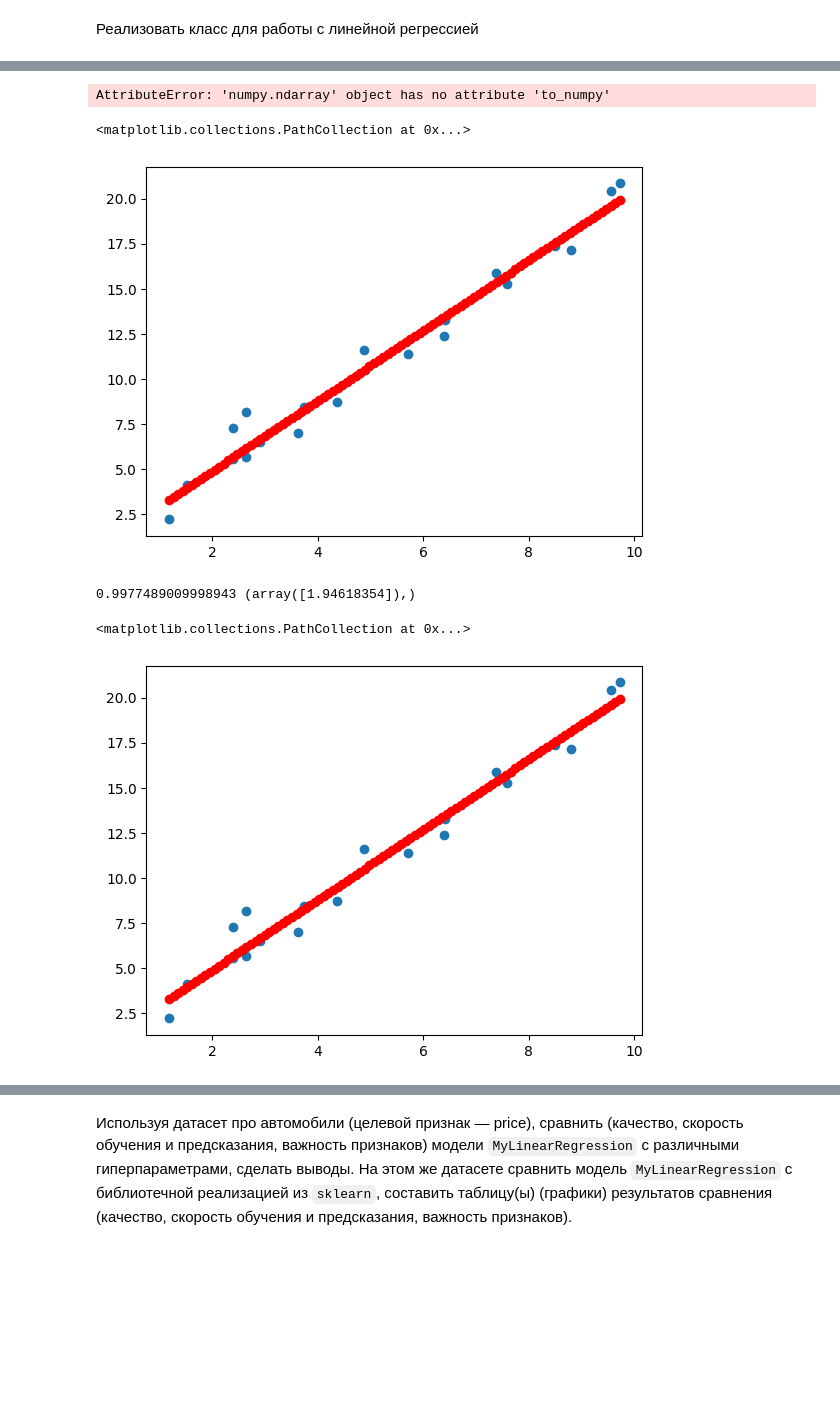
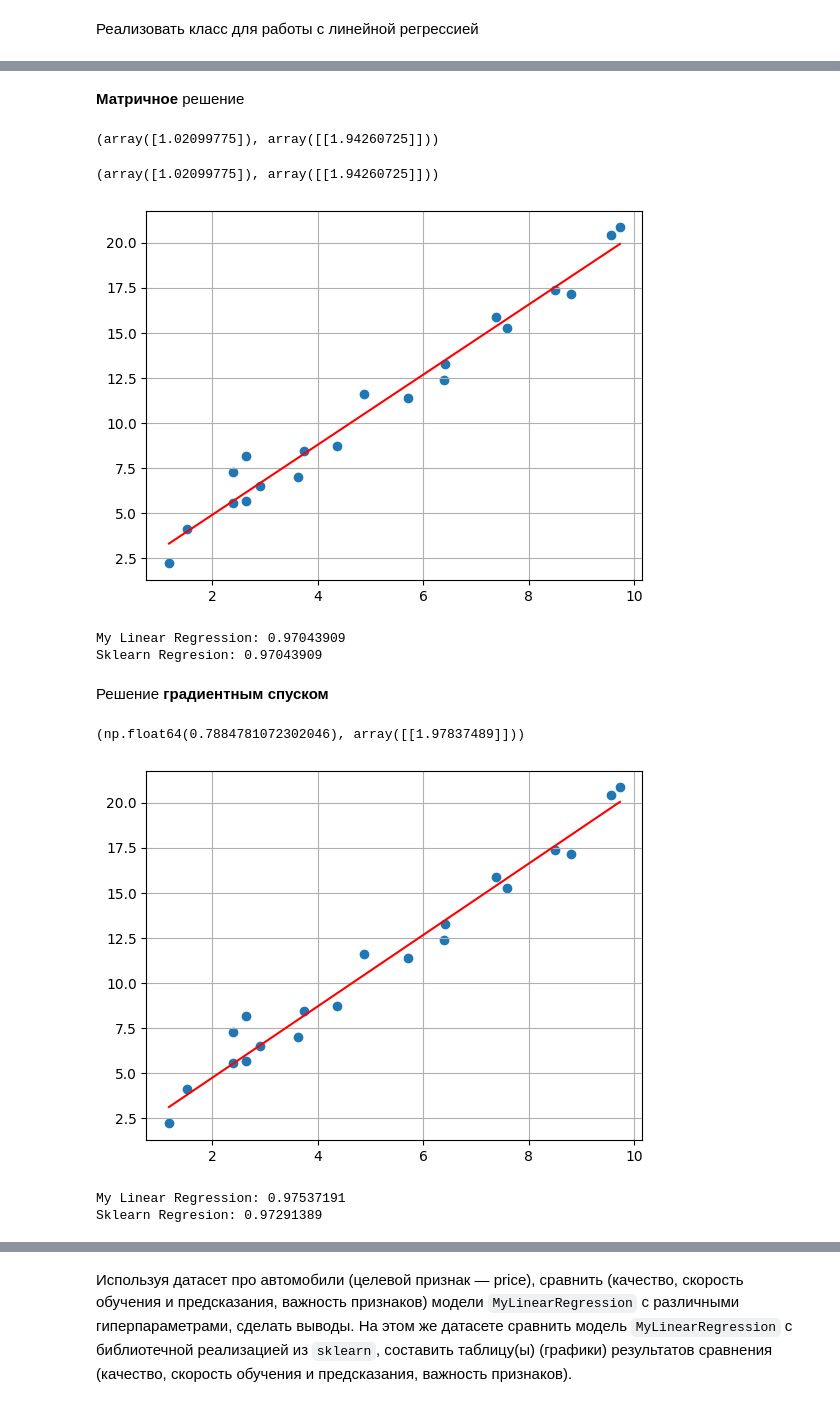
Before and after one commit to mshsvnv/ITMO_math_stat_and_ml, a Jupyter notebook: lab_04/linear_regression.ipynb, the cells around one changed output, grey strips where cells are left out. Cells and saved outputs as stored; diff of their text form; code cells hidden in the pictures; blank space fills up the shorter version.

Commit message:
[+]: some fixes in linear_regression

```diff
--- a/lab_04/linear_regression.ipynb
+++ b/lab_04/linear_regression.ipynb
@@ -151,8 +173,9 @@ n_samples = 20
 np.random.seed(42)
 
 X = np.random.uniform(1, 10, (n_samples, 1))
-Y = (2 * X + 1 + np.random.normal(0, 1, (n_samples, 1))).reshape(-1)
+y = (2 * X + 1 + np.random.normal(0, 1, (n_samples, 1)))
 
-plt.scatter(X, Y)
+plt.grid(True)
+plt.scatter(X, y)
 # %% [output]
 <matplotlib.collections.PathCollection at 0x...>
@@ -160,32 +183,61 @@ plt.scatter(X, Y)
+# %% [markdown]
+**Матричное** решение
 # %%
 linreg = MyLinearRegression()
-linreg.fit(X, Y)
+linreg.fit(X, y)
 theta_0 = linreg.intercept_
 theta = linreg.coefs_
-print(linreg.intercept_, linreg.coefs_)
+linreg.intercept_, linreg.coefs_
 # %% [output]
-AttributeError: 'numpy.ndarray' object has no attribute 'to_numpy'
+(array([1.02099775]), array([[1.94260725]]))
+# %%
+linreg_ = LinearRegression().fit(X, y)
+linreg_.intercept_, linreg_.coef_
+# %% [output]
+(array([1.02099775]), array([[1.94260725]]))
 # %%
-plt.scatter(X, Y)
-x = np.linspace(np.min(X), np.max(X), 100).reshape(1, -1)
-y1 = x*theta[0] + theta_0
-plt.scatter(x, y1, color = 'red')
+plt.scatter(X, y)
+x = np.linspace(np.min(X), np.max(X), 100)
+y2 = x * theta[0] + theta_0
+plt.grid(True)
+plt.plot(x, y2, color = 'red')
+plt.show()
 # %% [output]
-<matplotlib.collections.PathCollection at 0x...>
-[figure, old version]
+[figure, new version]
+# %%
+X_new = np.random.uniform(-10, 0, (100, 1))
+y_new = (2 * X_new + 1 + np.random.normal(0, 1, (100, 1))).reshape(-1)
+print(f'My Linear Regression: {linreg.score(X_new, y_new):.8f}')
+y_pred = linreg_.predict(X_new)
+print(f'Sklearn Regresion: {r2_score(y_new, y_pred):.8f}')
+# %% [output]
+My Linear Regression: 0.97043909
+Sklearn Regresion: 0.97043909
+# %% [markdown]
+Решение **градиентным спуском**
 # %%
-linreg = MyLinearRegression(weight_calc='gd')
-linreg.fit(X, Y)
+linreg = MyLinearRegression(weight_calc = 'gd')
+linreg.fit(X, y)
 theta_0 = linreg.intercept_
 theta = linreg.coefs_
-print(linreg.intercept_, linreg.coefs_)
+linreg.intercept_, linreg.coefs_
 # %% [output]
-0.9977489009998943 (array([1.94618354]),)
+(np.float64(0.7884781072302046), array([[1.97837489]]))
 # %%
-plt.scatter(X, Y)
-x = np.linspace(np.min(X), np.max(X), 100).reshape(1, -1)
-y2 = x*theta[0] + theta_0
-plt.scatter(x, y2, color = 'red')
+plt.scatter(X, y)
+x = np.linspace(np.min(X), np.max(X), 100)
+y2 = x * theta[0] + theta_0
+plt.grid(True)
+plt.plot(x, y2, color = 'red')
+plt.show()
 # %% [output]
-<matplotlib.collections.PathCollection at 0x...>
-[figure, old version]
+[figure, new version]
+# %%
+X_new = np.random.uniform(-10, 0, (100, 1))
+y_new = (2 * X_new + 1 + np.random.normal(0, 1, (100, 1))).reshape(-1)
+print(f'My Linear Regression: {linreg.score(X_new, y_new):.8f}')
+y_pred = linreg_.predict(X_new)
+print(f'Sklearn Regresion: {r2_score(y_new, y_pred):.8f}')
+# %% [output]
+My Linear Regression: 0.97537191
+Sklearn Regresion: 0.97291389
```
Also changed, not shown: parts of 17 cells of this notebook.
